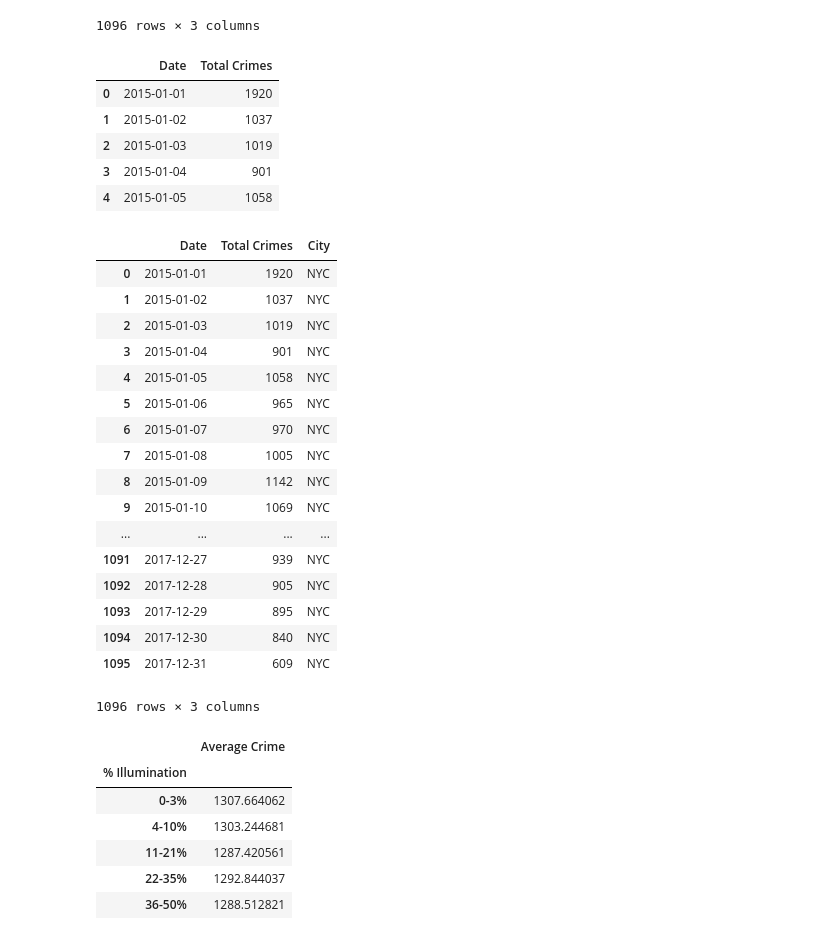
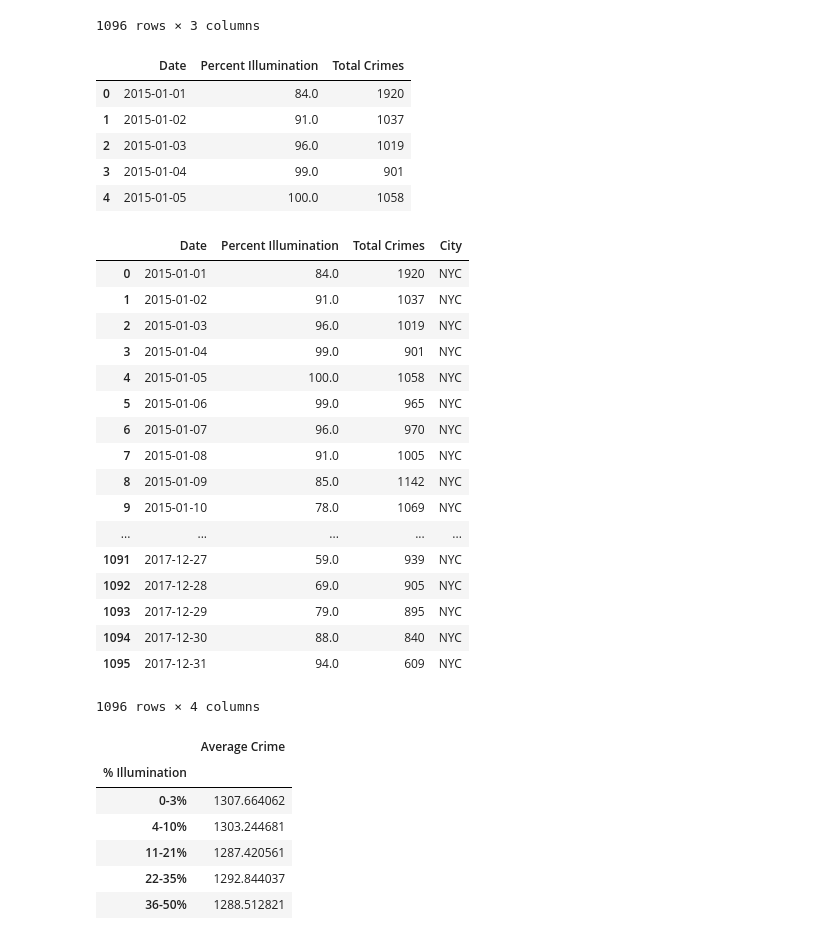
Before and after one commit to knwright/ProgressBar, a Jupyter notebook: Individual Crime Data Munging.ipynb, the cells around one changed output. Drawn from its saved outputs; the diff is of its cells as text; code cells hidden in the pictures.

```diff
--- a/Individual Crime Data Munging.ipynb
+++ b/Individual Crime Data Munging.ipynb
@@ -436,41 +436,41 @@ nyc_date_list6
 nyc_date_list6['Percent Illumination'] = nyc_date_list6['Percent Illumination'].str.rstrip('%').astype('float')
 # %%
 # Create summary dataframe with necessary columns
-nyc_summary = nyc_date_list6.drop('Percent Illumination', 1)
+nyc_summary = nyc_date_list6
 
 # Display dataframe
 nyc_summary.head()
 # %% [output]
-|  | Date | Total Crimes |
-| 0 | 2015-01-01 | 1920 |
-| 1 | 2015-01-02 | 1037 |
-| 2 | 2015-01-03 | 1019 |
-| 3 | 2015-01-04 | 901 |
-| 4 | 2015-01-05 | 1058 |
+|  | Date | Percent Illumination | Total Crimes |
+| 0 | 2015-01-01 | 84.0 | 1920 |
+| 1 | 2015-01-02 | 91.0 | 1037 |
+| 2 | 2015-01-03 | 96.0 | 1019 |
+| 3 | 2015-01-04 | 99.0 | 901 |
+| 4 | 2015-01-05 | 100.0 | 1058 |
 # %%
 # Add a City column to the dataframe
 nyc_summary['City'] = 'NYC'
 
 nyc_summary
 # %% [output]
-|  | Date | Total Crimes | City |
-| 0 | 2015-01-01 | 1920 | NYC |
-| 1 | 2015-01-02 | 1037 | NYC |
-| 2 | 2015-01-03 | 1019 | NYC |
-| 3 | 2015-01-04 | 901 | NYC |
-| 4 | 2015-01-05 | 1058 | NYC |
-| 5 | 2015-01-06 | 965 | NYC |
-| 6 | 2015-01-07 | 970 | NYC |
-| 7 | 2015-01-08 | 1005 | NYC |
-| 8 | 2015-01-09 | 1142 | NYC |
-| 9 | 2015-01-10 | 1069 | NYC |
-| ... | ... | ... | ... |
-| 1091 | 2017-12-27 | 939 | NYC |
-| 1092 | 2017-12-28 | 905 | NYC |
-| 1093 | 2017-12-29 | 895 | NYC |
-| 1094 | 2017-12-30 | 840 | NYC |
-| 1095 | 2017-12-31 | 609 | NYC |
+|  | Date | Percent Illumination | Total Crimes | City |
+| 0 | 2015-01-01 | 84.0 | 1920 | NYC |
+| 1 | 2015-01-02 | 91.0 | 1037 | NYC |
+| 2 | 2015-01-03 | 96.0 | 1019 | NYC |
+| 3 | 2015-01-04 | 99.0 | 901 | NYC |
+| 4 | 2015-01-05 | 100.0 | 1058 | NYC |
+| 5 | 2015-01-06 | 99.0 | 965 | NYC |
+| 6 | 2015-01-07 | 96.0 | 970 | NYC |
+| 7 | 2015-01-08 | 91.0 | 1005 | NYC |
+| 8 | 2015-01-09 | 85.0 | 1142 | NYC |
+| 9 | 2015-01-10 | 78.0 | 1069 | NYC |
+| ... | ... | ... | ... | ... |
+| 1091 | 2017-12-27 | 59.0 | 939 | NYC |
+| 1092 | 2017-12-28 | 69.0 | 905 | NYC |
+| 1093 | 2017-12-29 | 79.0 | 895 | NYC |
+| 1094 | 2017-12-30 | 88.0 | 840 | NYC |
+| 1095 | 2017-12-31 | 94.0 | 609 | NYC |
-1096 rows × 3 columns
+1096 rows × 4 columns
 # %%
 # Export to csv
 nyc_summary.to_csv('csv_files/nyc_summary.csv')
```
Also changed, not shown: parts of 5 cells of this notebook, 9 other files.
